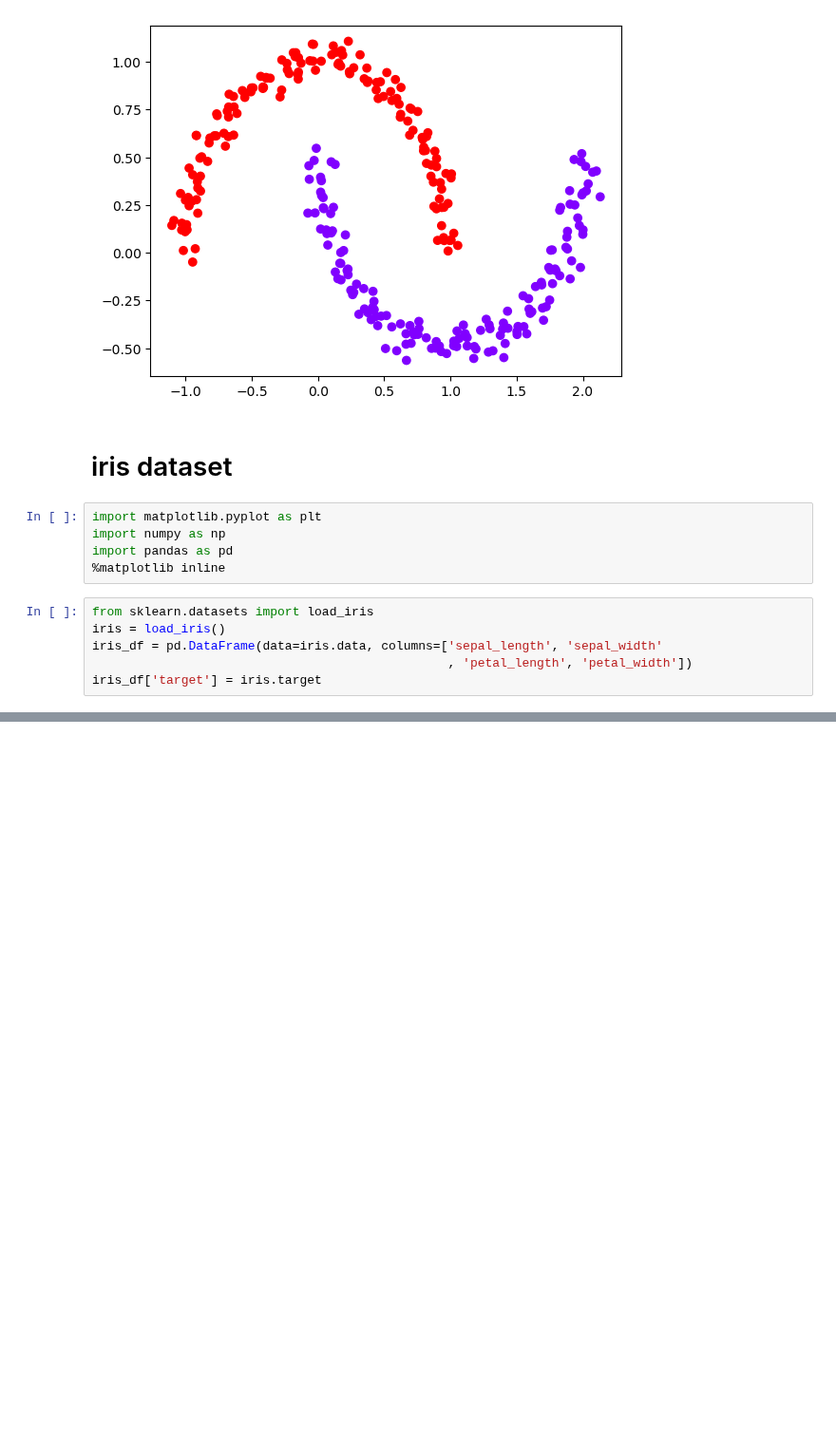
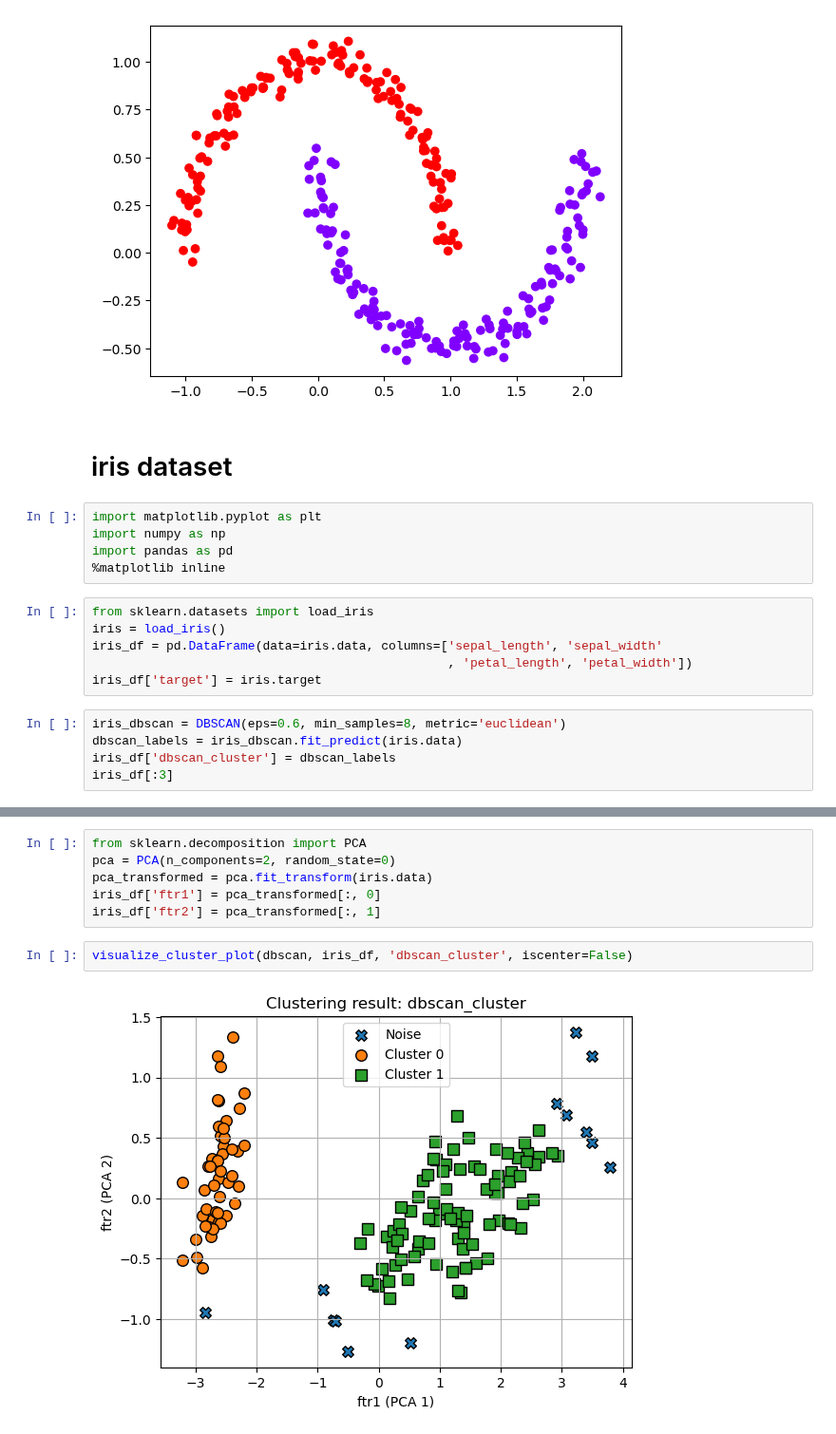
Before and after one commit to yleessam/hipython_rep, a Jupyter notebook: 42_dbscan.ipynb, the cells around one changed output, grey strips where cells are left out. Shown at 95% size. Drawn from its saved outputs; the diff is of its cells as text; blank space fills up the shorter version.

```diff
--- a/42_dbscan.ipynb
+++ b/42_dbscan.ipynb
@@ -56,3 +56,8 @@ iris = load_iris()
 iris_df = pd.DataFrame(data=iris.data, columns=['sepal_length', 'sepal_width'
                                                 , 'petal_length', 'petal_width'])
 iris_df['target'] = iris.target
+# %%
+iris_dbscan = DBSCAN(eps=0.6, min_samples=8, metric='euclidean')
+dbscan_labels = iris_dbscan.fit_predict(iris.data)
+iris_df['dbscan_cluster'] = dbscan_labels
+iris_df[:3]
@@ -58,0 +123,10 @@ iris_df['target'] = iris.target
+# %%
+from sklearn.decomposition import PCA
+pca = PCA(n_components=2, random_state=0)
+pca_transformed = pca.fit_transform(iris.data)
+iris_df['ftr1'] = pca_transformed[:, 0]
+iris_df['ftr2'] = pca_transformed[:, 1]
+# %%
+visualize_cluster_plot(dbscan, iris_df, 'dbscan_cluster', iscenter=False)
+# %% [output]
+[figure, added]
```
Also changed, not shown: parts of 6 cells of this notebook.
